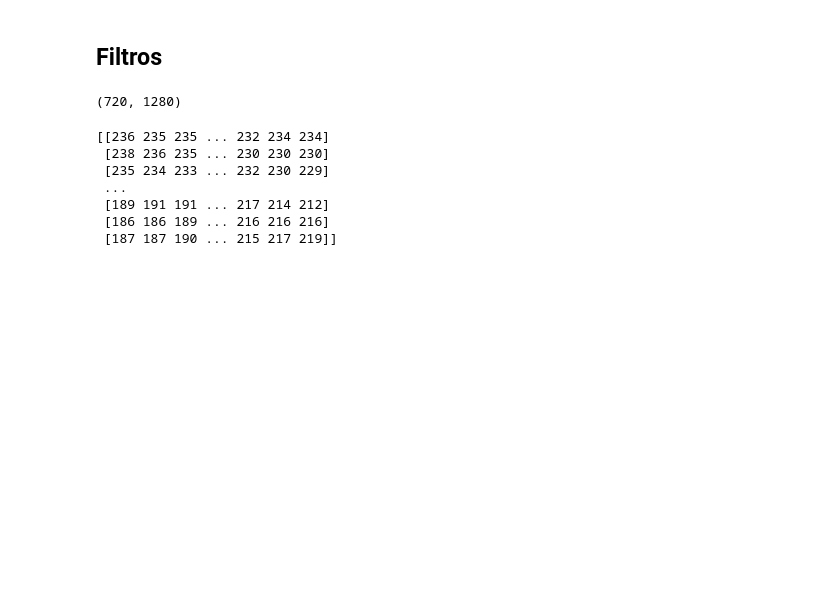
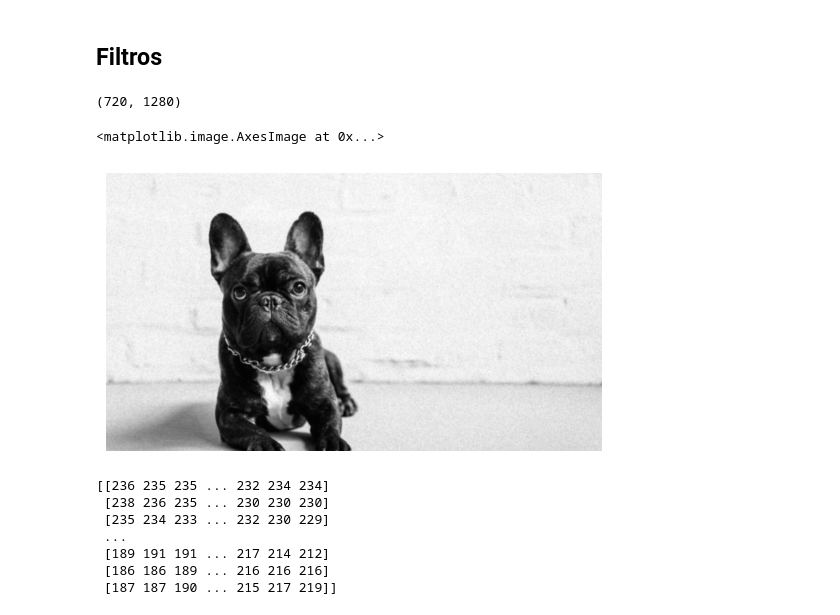
Before and after one commit to VictorGryca/drawing-turtle, a Jupyter notebook: principal.ipynb, the cells around one changed output. Saved outputs shown, nothing was run; the diff lists cells and outputs as text; code cells hidden in the pictures; blank space fills up the shorter version.

```diff
--- a/principal.ipynb
+++ b/principal.ipynb
@@ -81,6 +96,12 @@ for i in range(gauss.shape[0]):
 cv2.imshow('janela', gauss) # mostrar a imagem em escala de cinza
 cv2.waitKey(0)
 cv2.destroyAllWindows()
+# %%
+plt.axis('off')
+plt.imshow(gauss, cmap='gray')
+# %% [output]
+<matplotlib.image.AxesImage at 0x...>
+[figure, added]
 # %%
 print(gauss)
 # %% [output]
```
Also changed, not shown: parts of 22 cells of this notebook.
